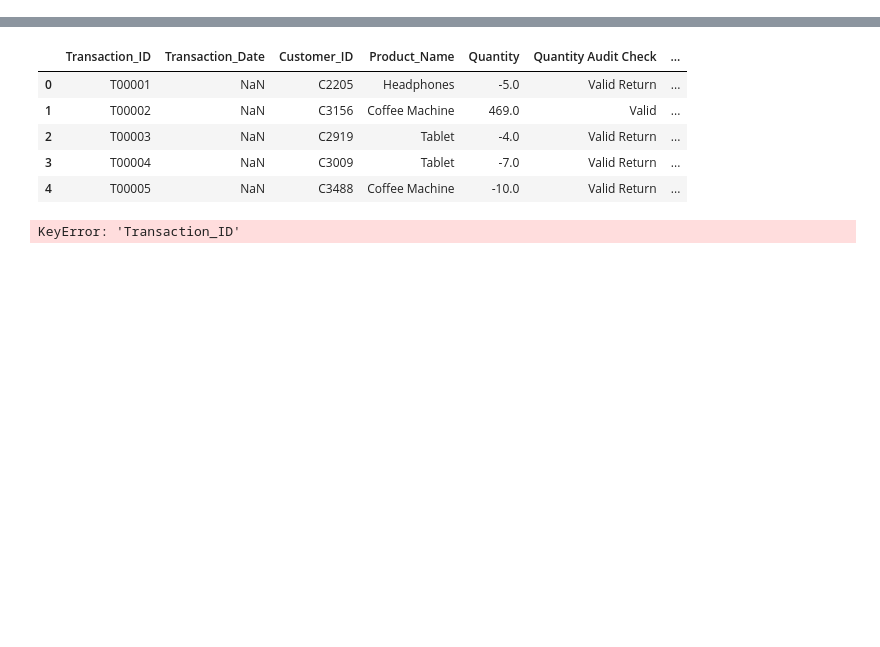
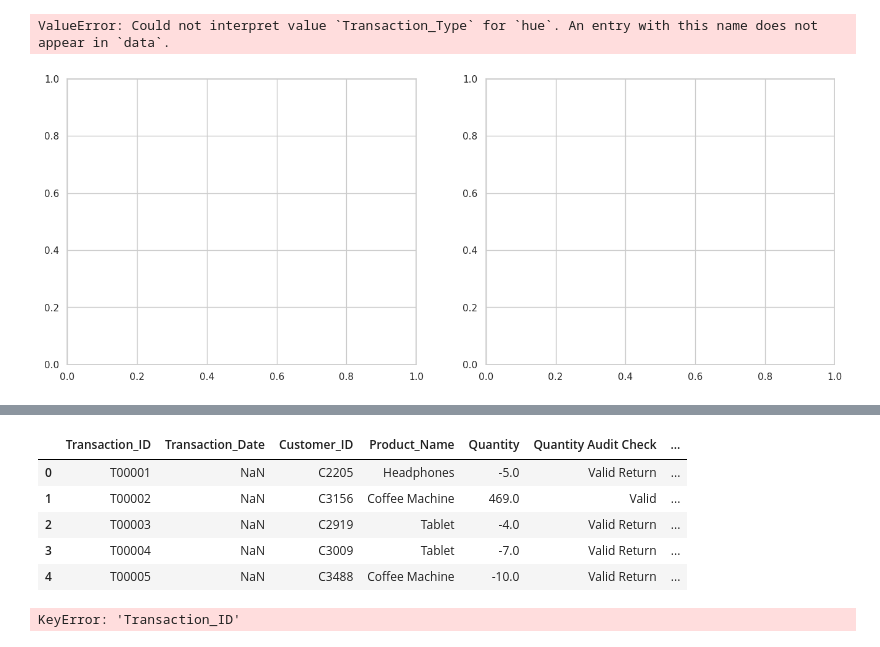
Before and after one commit to Datadog-995/Dirty-Financial-Transactions--Data-Integrity, a Jupyter notebook: financial_Transactions_csv.ipynb, the cells around one changed output, grey strips where cells are left out. Saved outputs shown, nothing was run; the diff lists cells and outputs as text; code cells hidden in the pictures; blank space fills up the shorter version.

```diff
--- a/financial_Transactions_csv.ipynb
+++ b/financial_Transactions_csv.ipynb
@@ -43,3 +114,49 @@ df.head()
+# %%
+import pandas as pd
+import matplotlib.pyplot as plt
+import seaborn as sns
+
+# Load the production-ready clean dataset from Google Drive
+df = pd.read_csv('/content/drive/MyDrive/7-financial_Transactions_Final_Clean.csv')
+
+# Set style
+sns.set_theme(style="whitegrid")
+fig, axes = plt.subplots(1, 2, figsize=(16, 6))
+
+# Chart 1: Transaction Volume by Type
+sns.countplot(
+    data=df,
+    x='Product_Name',
+    hue='Transaction_Type',
+    ax=axes[0],
+    palette='Set2'
+)
+axes[0].set_title('Transaction Volume per Product (Sales vs. Returns)', fontsize=14, fontweight='bold')
+axes[0].set_xlabel('Product Name')
+axes[0].set_ylabel('Count of Transactions')
+axes[0].tick_params(axis='x', rotation=15)
+
+# Chart 2: Total Revenue/Value Generated (Absolute Value)
+product_value = df.groupby(['Product_Name', 'Transaction_Type'])['Price'].sum().reset_index()
+sns.barplot(
+    data=product_value,
+    x='Product_Name',
+    y='Price',
+    hue='Transaction_Type',
+    ax=axes[1],
+    palette='Set2'
+)
+axes[1].set_title('Total Financial Value per Product ($)', fontsize=14, fontweight='bold')
+axes[1].set_xlabel('Product Name')
+axes[1].set_ylabel('Total Value ($)')
+axes[1].tick_params(axis='x', rotation=15)
+
+plt.tight_layout()
+plt.savefig('product_transaction_summary.png', dpi=300)
+plt.show()
+# %% [output]
+ValueError: Could not interpret value `Transaction_Type` for `hue`. An entry with this name does not appear in `data`.
+[figure, added]
 # %%
 import pandas as pd
 
```
Also changed, not shown: parts of 7 cells of this notebook.
